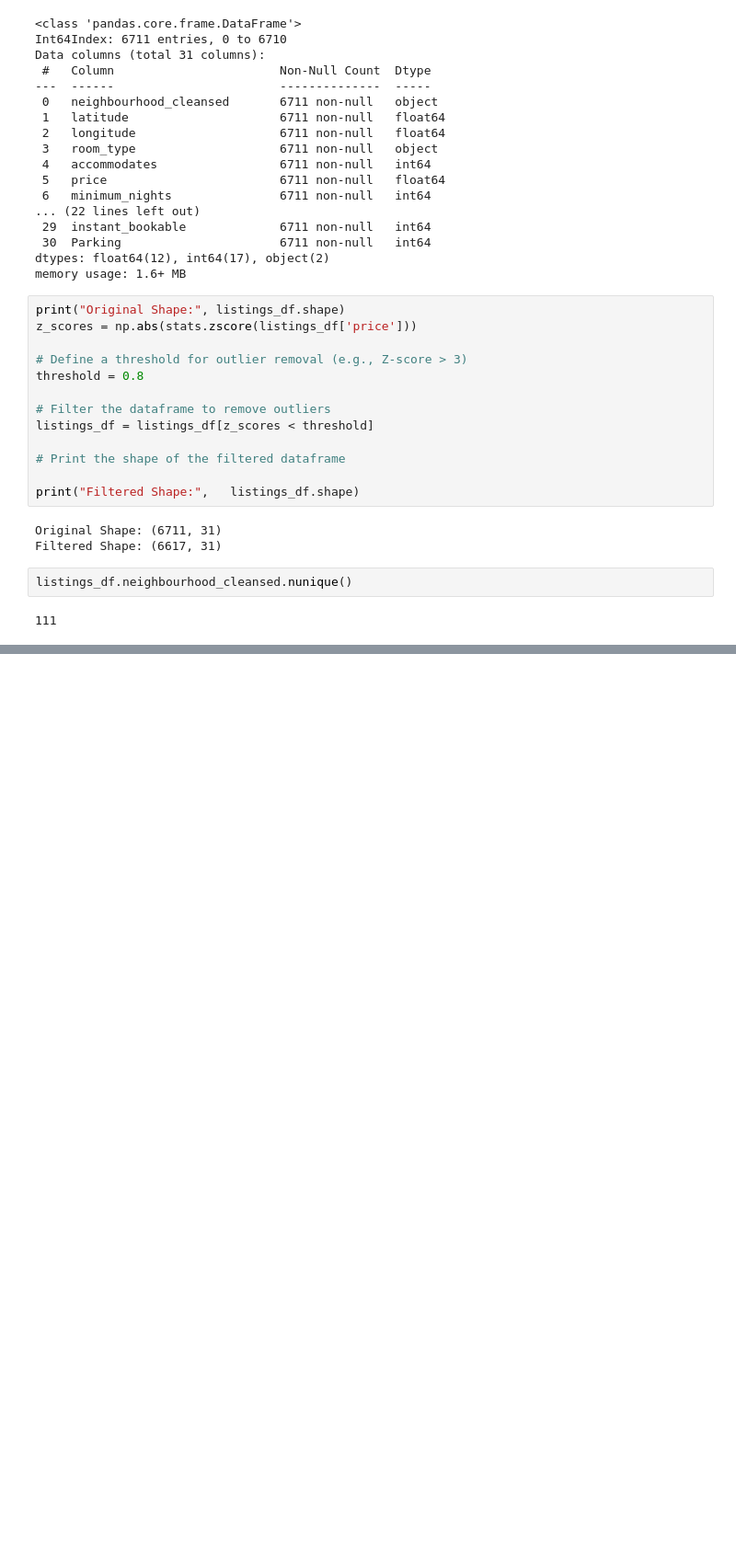
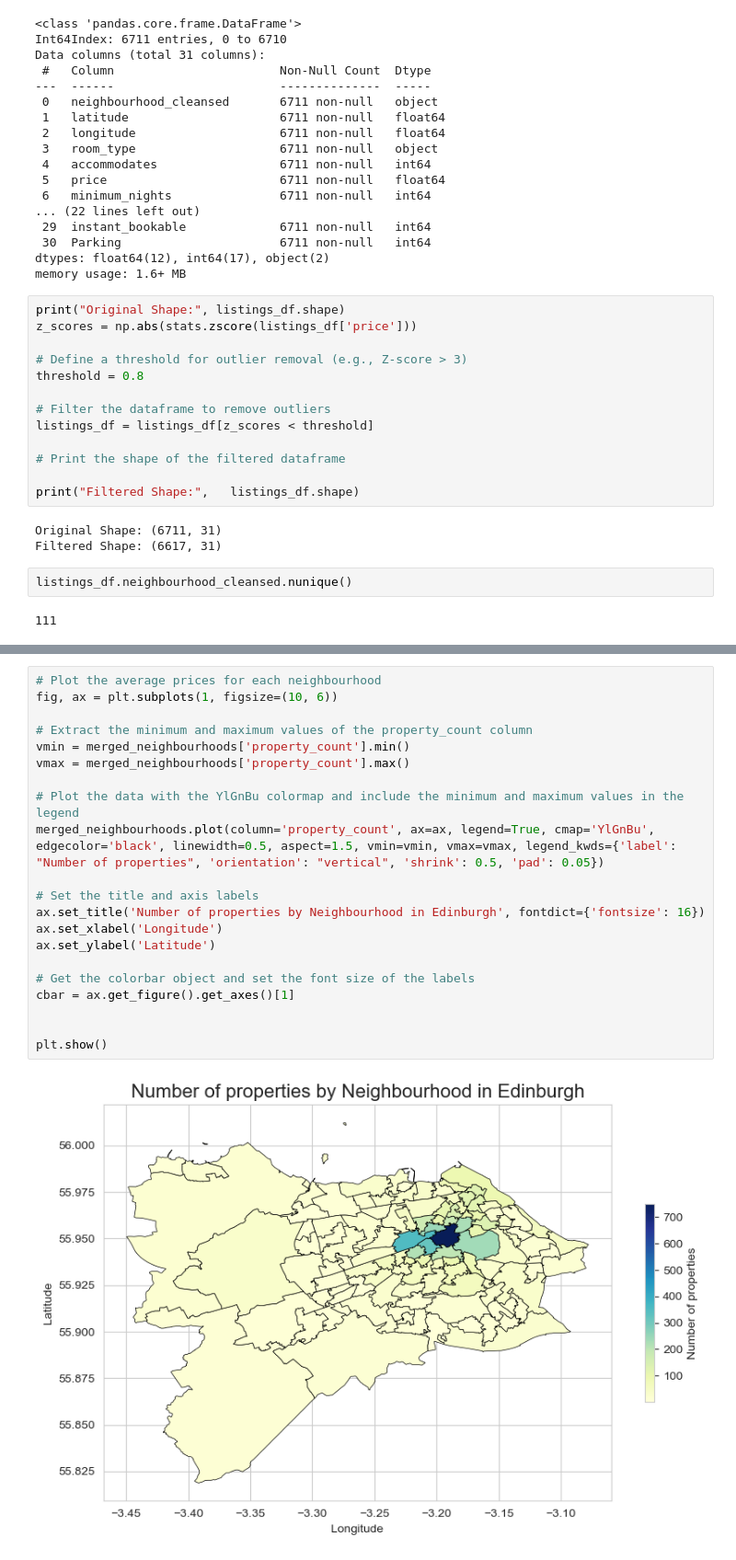
Before and after one commit to Arnesh997/FDS-Airbnb, a Jupyter notebook: main_2 arnesh_nbd1.ipynb, the cells around one changed output, grey strips where cells are left out. Shown at 92% size. Drawn from its saved outputs; the diff is of its cells as text; blank space fills up the shorter version.

```diff
--- a/main_2 arnesh_nbd1.ipynb
+++ b/main_2 arnesh_nbd1.ipynb
@@ -254,0 +247,23 @@ Text(88.71623148883445, 0.5, 'Latitude')
+# %%
+# Plot the average prices for each neighbourhood
+fig, ax = plt.subplots(1, figsize=(10, 6))
+
+# Extract the minimum and maximum values of the property_count column
+vmin = merged_neighbourhoods['property_count'].min()
+vmax = merged_neighbourhoods['property_count'].max()
+
+# Plot the data with the YlGnBu colormap and include the minimum and maximum values in the legend
+merged_neighbourhoods.plot(column='property_count', ax=ax, legend=True, cmap='YlGnBu', edgecolor='black', linewidth=0.5, aspect=1.5, vmin=vmin, vmax=vmax, legend_kwds={'label': "Number of properties", 'orientation': "vertical", 'shrink': 0.5, 'pad': 0.05})
+
+# Set the title and axis labels
+ax.set_title('Number of properties by Neighbourhood in Edinburgh', fontdict={'fontsize': 16})
+ax.set_xlabel('Longitude')
+ax.set_ylabel('Latitude')
+
+# Get the colorbar object and set the font size of the labels
+cbar = ax.get_figure().get_axes()[1]
+
+
+plt.show()
+# %% [output]
+[figure, added]
```
Also changed, not shown: parts of 14 cells of this notebook.
